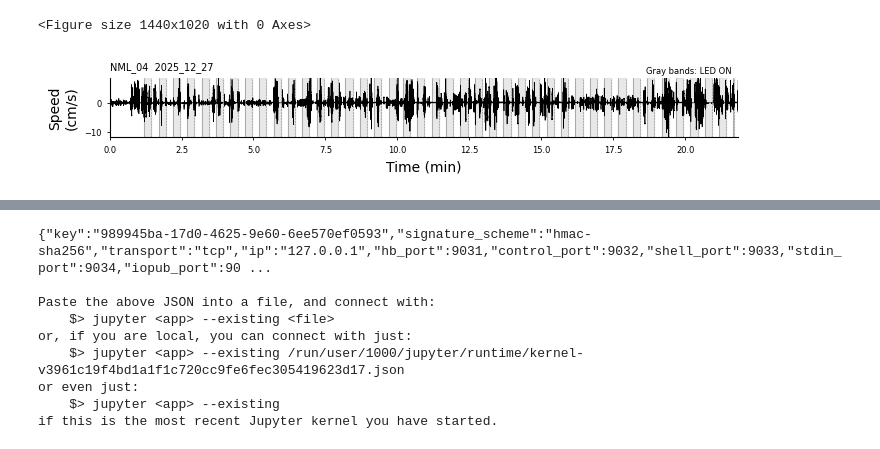
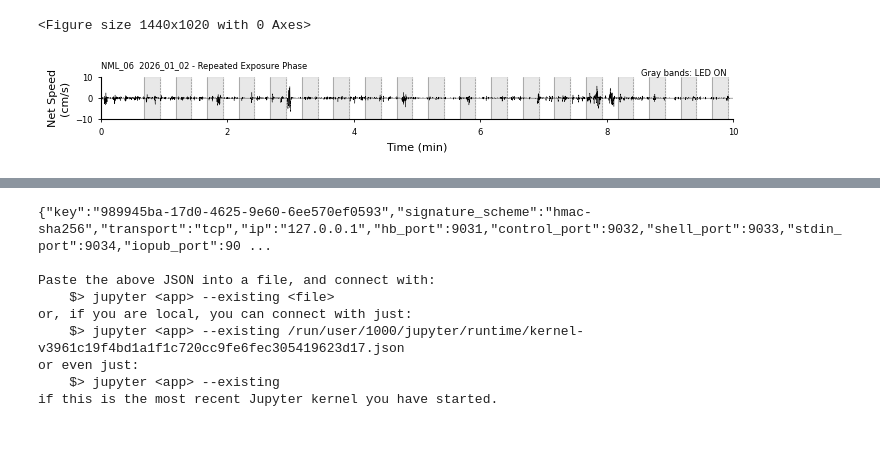
Before and after one commit to neuromomentumlab/Classical_Conditioning_Air_Wheel, a Jupyter notebook: Python/notebooks/habituation_analysis.ipynb, the cells around one changed output, grey strips where cells are left out. Saved outputs shown, nothing was run; the diff lists cells and outputs as text; code cells hidden in the pictures.

```diff
--- a/Python/notebooks/habituation_analysis.ipynb
+++ b/Python/notebooks/habituation_analysis.ipynb
@@ -1053,8 +1062,8 @@ import matplotlib.pyplot as plt
 # --------------------------------------------------
 # choose a sample session
 # --------------------------------------------------
-animal = "NML_04"
-date = "2025_12_27"   # replace with your representative habituation session
+animal = "NML_06"
+date = "2026_01_02"   # replace with your representative habituation session
 
 # --------------------------------------------------
 # load behavior
@@ -1104,10 +1113,10 @@ fig_dir.mkdir(parents=True, exist_ok=True)
 # --------------------------------------------------
 # plot raw speed trace
 # --------------------------------------------------
-fig, ax = plt.subplots(figsize=(7, 1.25))
+fig, ax = plt.subplots(figsize=(7, 1))
 
 # speed trace
-ax.plot(t_min, speed_net, lw=0.5, color="black", zorder=2)
+ax.plot(t_min, speed_net, lw=0.25, color="black", zorder=2)
 
 # LED ON shaded epochs
 for on, off in zip(Air_r_min, Air_f_min):
@@ -1118,39 +1127,42 @@ for on in Air_r_min:
     ax.axvline(on, color="0.5", lw=0.4, linestyle="-", zorder=1)
 
 for off in Air_f_min:
     ax.axvline(off, color="0.5", lw=0.4, linestyle="--", zorder=1)
 
-ax.set_xlabel("Time (min)")
-ax.set_ylabel("Speed\n(cm/s)")
-ax.set_title(f"{animal}  {date}", loc="left", fontsize=7)
+ax.set_xlabel("Time (min)", fontsize=8)
+# ax.set_ylabel("Speed\n(cm/s)", fontsize=8)
+ax.set_ylabel("Net Speed\n(cm/s)", fontsize=8)
+ax.set_title(f"{animal}  {date} - Repeated Exposure Phase", loc="left", fontsize=6)
 
 ax.spines["top"].set_visible(False)
 ax.spines["right"].set_visible(False)
 
-ax.set_xlim(0, np.nanmax(t_min))
-ax.set_ylim(np.nanmin(speed_net[speed_net < 0]), np.nanpercentile(speed_net[speed_net > 0], 99.5))
+# ax.set_xlim(0, np.nanmax(t_min))
+ax.set_xlim(0, 10)
+# ax.set_ylim(np.nanmin(speed_net[speed_net < 0]), np.nanpercentile(speed_net[speed_net > 0], 99.5))
+ax.set_ylim(-10, 10)
 
 ax.tick_params(width=0.6, length=2.5, labelsize=6)
 
 # small annotation
 ax.text(
     0.99, 1.2,
     "Gray bands: LED ON",
     transform=ax.transAxes,
     ha="right",
     va="top",
     fontsize=6
 )
 
 fig.tight_layout(pad=0.35)
 
 # --------------------------------------------------
 # save
 # --------------------------------------------------
-fig.savefig(fig_dir / "Figure1B_raw_speed_trace_led.pdf")
-fig.savefig(fig_dir / "Figure1B_raw_speed_trace_led.svg")
-fig.savefig(fig_dir / "Figure1B_raw_speed_trace_led.png", dpi=600)
+fig.savefig(fig_dir / "Figure1B_raw_speed_trace_led_repeated_exposure.pdf")
+# fig.savefig(fig_dir / "Figure1B_raw_speed_trace_led.svg")
+# fig.savefig(fig_dir / "Figure1B_raw_speed_trace_led.png", dpi=600)
 
 plt.show()
 # %% [output]
-[figure, old version]
+[figure, new version]
```
Also changed, not shown: parts of 10 cells of this notebook, 6 other files.
